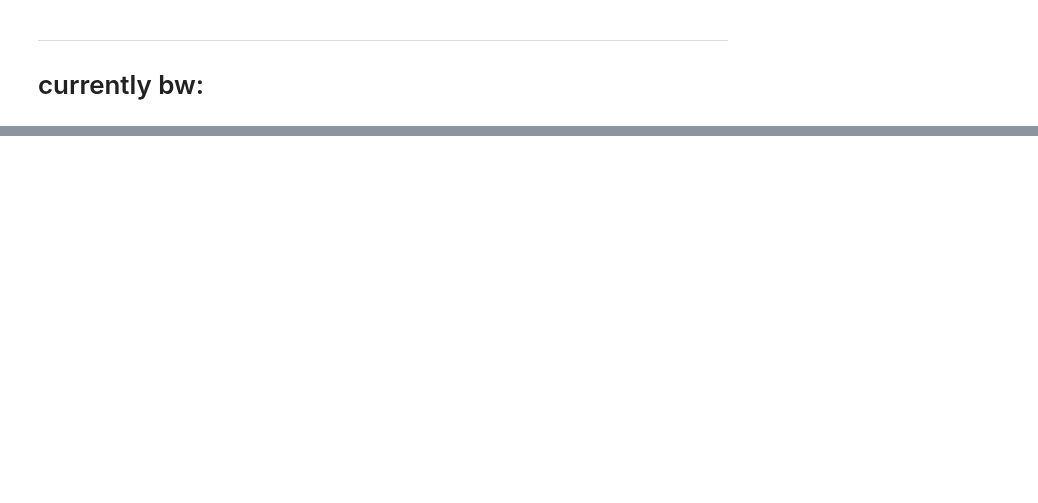
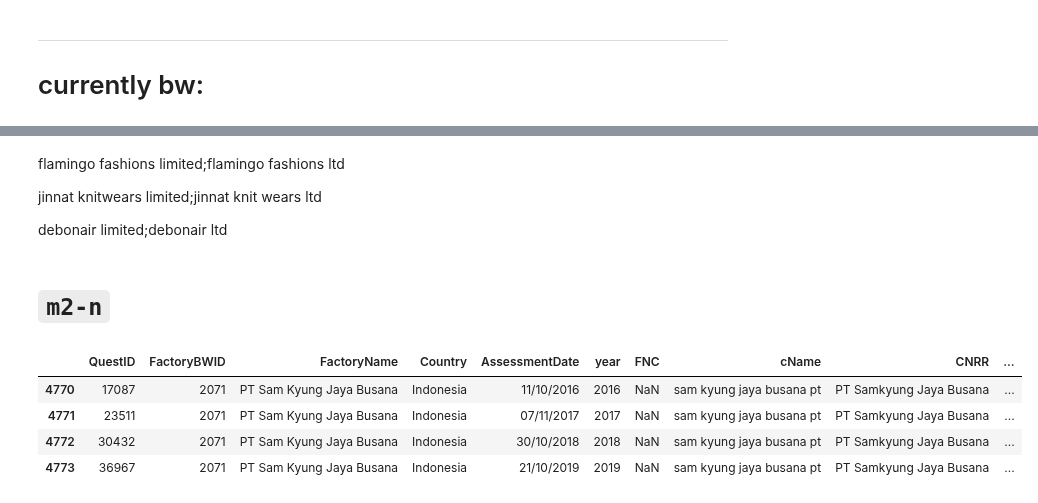
Before and after one commit to xolyn/labor_audit, a Jupyter notebook: LingyuZhou/w9/w9.ipynb, the cells around one changed output, grey strips where cells are left out. Saved outputs shown, nothing was run; the diff lists cells and outputs as text; code cells hidden in the pictures; blank space fills up the shorter version.

Commit message:
match round 1~3 finished

```diff
--- a/LingyuZhou/w9/w9.ipynb
+++ b/LingyuZhou/w9/w9.ipynb
@@ -199,0 +164,4 @@ bw
+# %%
+bw.loc[bw.cName=='pro','cName']='Pro- Sports Giao Thuy JSC'.lower()
+bw.loc[bw.cName=='dap cau','cName']='Dap Cau - Yen Phong JSC'.lower()
+bw.loc[bw.cName=='tai','cName']='Tai - Yuan Garments'.lower()
@@ -199,0 +170,3 @@ bw
+# %%
+with open('../w8/m2-1_new.txt') as m2_1:
+    m2_1=[x for x in m2_1.read().replace("'","").replace("[",'').replace("]","").replace("\n","").split('$') if x!=""]
@@ -199,0 +176,51 @@ bw
+# %%
+for i in m2_1:
+    doubt=0
+    bwName=i.split(":")[0].strip()
+    ciName=i.split(":")[1].strip()
+    if i.startswith("*"):
+        doubt=1
+        bwName=bwName[1:].strip()
+
+    bw.loc[bw.cName==bwName, "round"]=2
+# %% [markdown]
+flamingo fashions limited;flamingo fashions ltd
+
+jinnat knitwears limited;jinnat knit wears ltd
+
+debonair limited;debonair ltd
+# %% [markdown]
+# `m2-n`
+# %%
+with open ("../w8/m2-n.txt") as m2n:
+    m2n=[x for x in m2n.read().replace("'","").replace("[",'').replace("]","").replace("\n","").split('$') if x!="" and x.startswith("~")==False]
+
+## test:
+# for i in m2n:
+#     if i.split(":")[1].strip() not in ciCName: #bwCName
+#         print(i)
+
+for i in m2n:
+    doubt=0
+    bwName=i.split(":")[0].strip()
+    ciName=i.split(":")[1].strip()
+    if i.startswith("*"):
+        doubt=1
+        bwName=bwName[1:].strip()
+    bw.loc[bw.cName==bwName, "round"]=2
+    bw.loc[bw.cName==bwName, "CNRR"]=ci.loc[ci.cName==ciName,"company_name"].values[0]
+    bw.loc[bw.cName==bwName, "repriskID"]=ci.loc[ci.cName==ciName,"repriskID"].values[0]
+    bw.loc[bw.cName==bwName, "RRCleaned"]=ciName
+    bw.loc[bw.cName==bwName, "RRSector"]=ci.loc[ci.cName==ciName,"sectors"].values[0]
+    bw.loc[bw.cName==bwName, "doubt"]=doubt
+
+    # if bw.loc[bw.cName==bwName,'RRCleaned'].isna().any()==True:
+    #     print(bwName)
+# %%
+bw[bw.cName=='sam kyung jaya busana pt']
+# %% [output]
+|  | QuestID | FactoryBWID | FactoryName | Country | AssessmentDate | year | FNC | cName | CNRR | ... |
+| 4770 | 17087 | 2071 | PT Sam Kyung Jaya Busana | Indonesia | 11/10/2016 | 2016 | NaN | sam kyung jaya busana pt | PT Samkyung Jaya Busana | ... |
+| 4771 | 23511 | 2071 | PT Sam Kyung Jaya Busana | Indonesia | 07/11/2017 | 2017 | NaN | sam kyung jaya busana pt | PT Samkyung Jaya Busana | ... |
+| 4772 | 30432 | 2071 | PT Sam Kyung Jaya Busana | Indonesia | 30/10/2018 | 2018 | NaN | sam kyung jaya busana pt | PT Samkyung Jaya Busana | ... |
+| 4773 | 36967 | 2071 | PT Sam Kyung Jaya Busana | Indonesia | 21/10/2019 | 2019 | NaN | sam kyung jaya busana pt | PT Samkyung Jaya Busana | ... |
```
Also changed, not shown: parts of 20 cells of this notebook, 4 other files.
